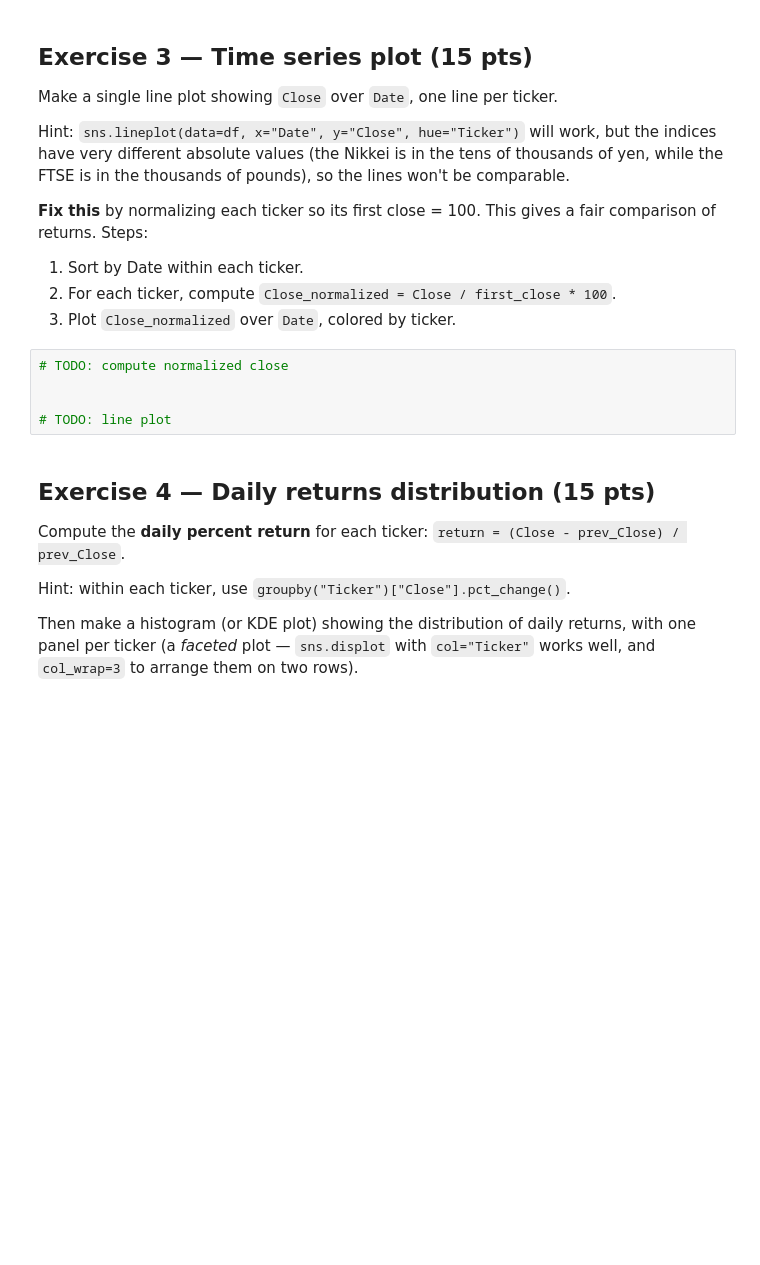
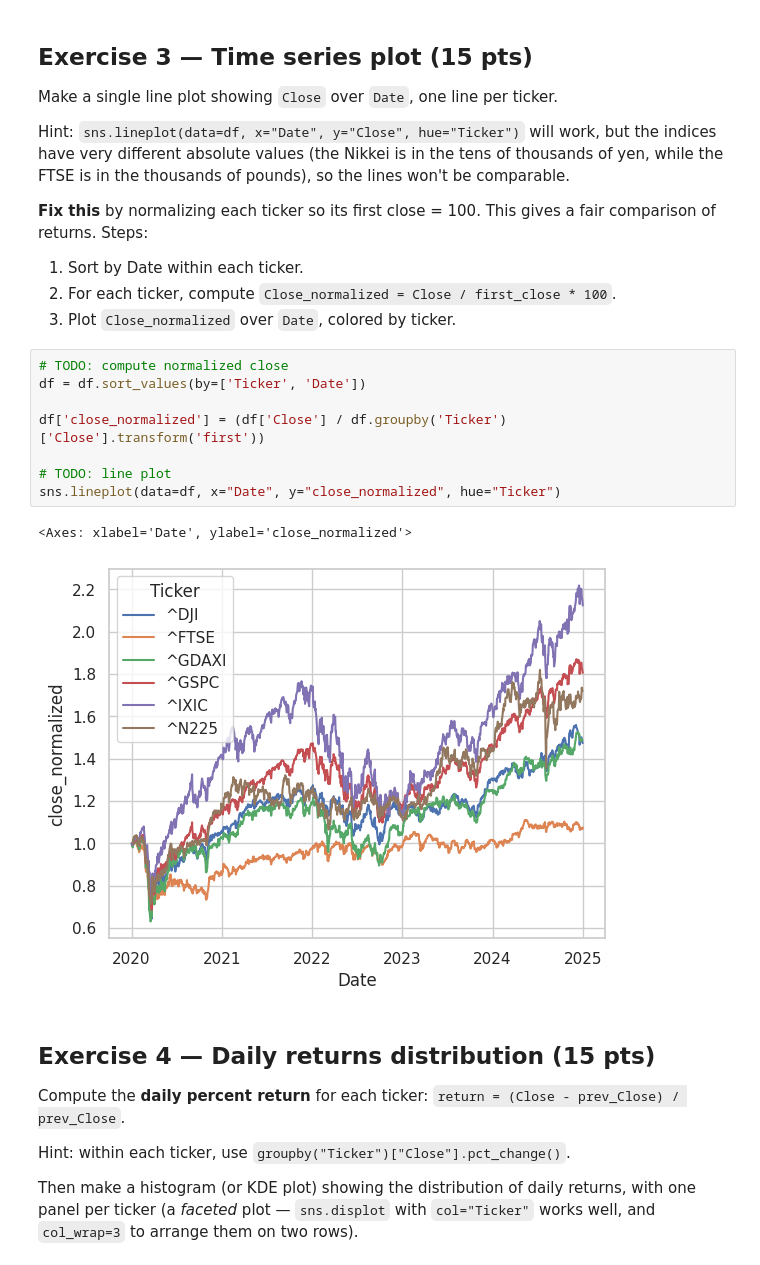
Before and after one commit to schavi12/UNCC-ITCS-3162-Data-Mining, a Jupyter notebook: lab_04_exercise.ipynb, the cells around one changed output. Drawn from its saved outputs; the diff is of its cells as text; blank space fills up the shorter version.

```diff
--- a/lab_04_exercise.ipynb
+++ b/lab_04_exercise.ipynb
@@ -193,11 +197,17 @@ Hint: `sns.lineplot(data=df, x="Date", y="Close", hue="Ticker")` will work, but
 1. Sort by Date within each ticker.
 2. For each ticker, compute `Close_normalized = Close / first_close * 100`.
 3. Plot `Close_normalized` over `Date`, colored by ticker.
-# %%
-# TODO: compute normalized close
-
-
-# TODO: line plot
+# %%
+# TODO: compute normalized close
+df = df.sort_values(by=['Ticker', 'Date'])
+
+df['close_normalized'] = (df['Close'] / df.groupby('Ticker')['Close'].transform('first'))
+
+# TODO: line plot
+sns.lineplot(data=df, x="Date", y="close_normalized", hue="Ticker")
+# %% [output]
+<Axes: xlabel='Date', ylabel='close_normalized'>
+[figure, added]
 # %% [markdown]
 ## Exercise 4 — Daily returns distribution (15 pts)
 
```
Also changed, not shown: parts of 9 cells of this notebook.
